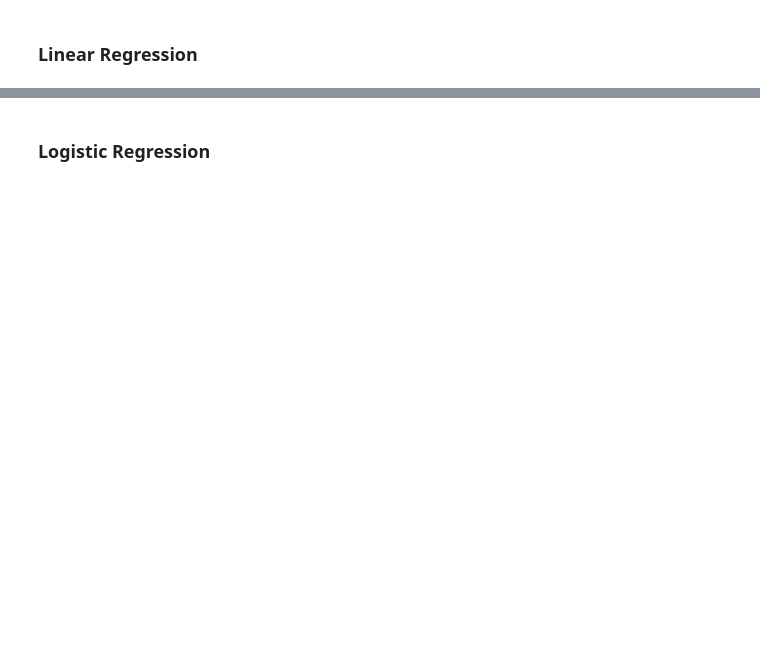
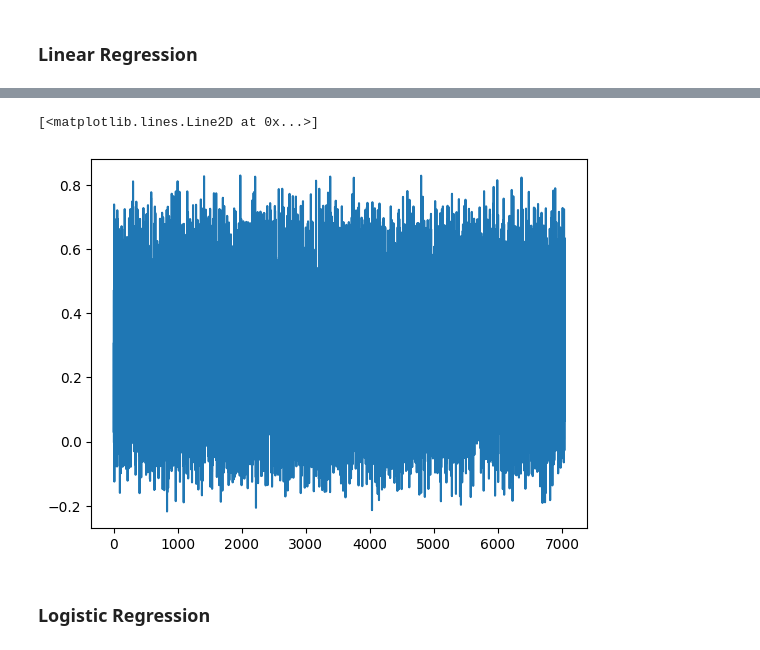
Before and after one commit to auto-d/linear-interp, a Jupyter notebook: linear-interp.ipynb, the cells around one changed output, grey strips where cells are left out. Drawn from its saved outputs; the diff is of its cells as text; code cells hidden in the pictures; blank space fills up the shorter version.

```diff
--- a/linear-interp.ipynb
+++ b/linear-interp.ipynb
@@ -257,2 +303,7 @@ Validating the
+# %%
+plt.plot(preds)
+# %% [output]
+[<matplotlib.lines.Line2D at 0x...>]
+[figure, added]
 # %% [markdown]
 ### Logistic Regression
```
Also changed, not shown: parts of 37 cells of this notebook.
